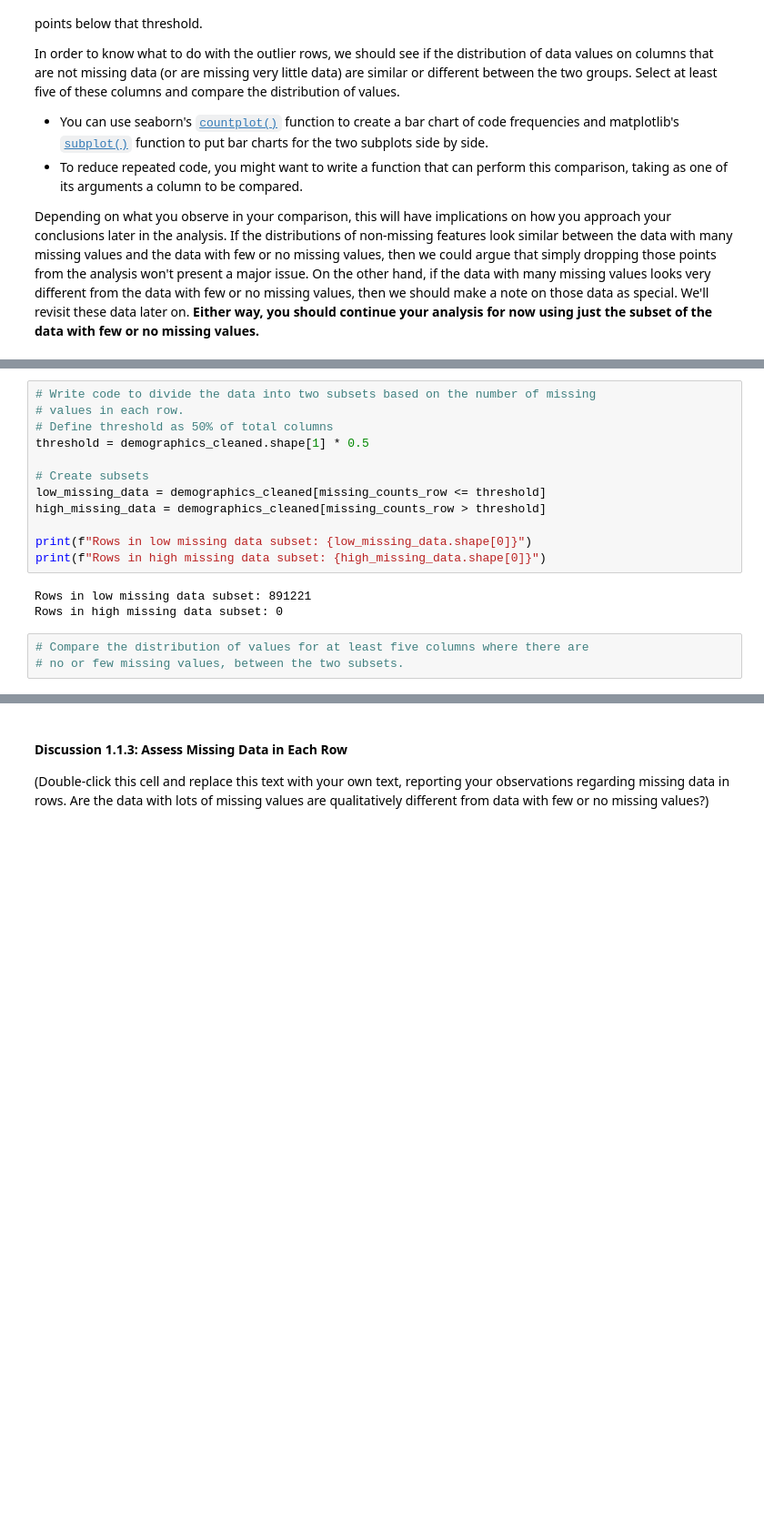
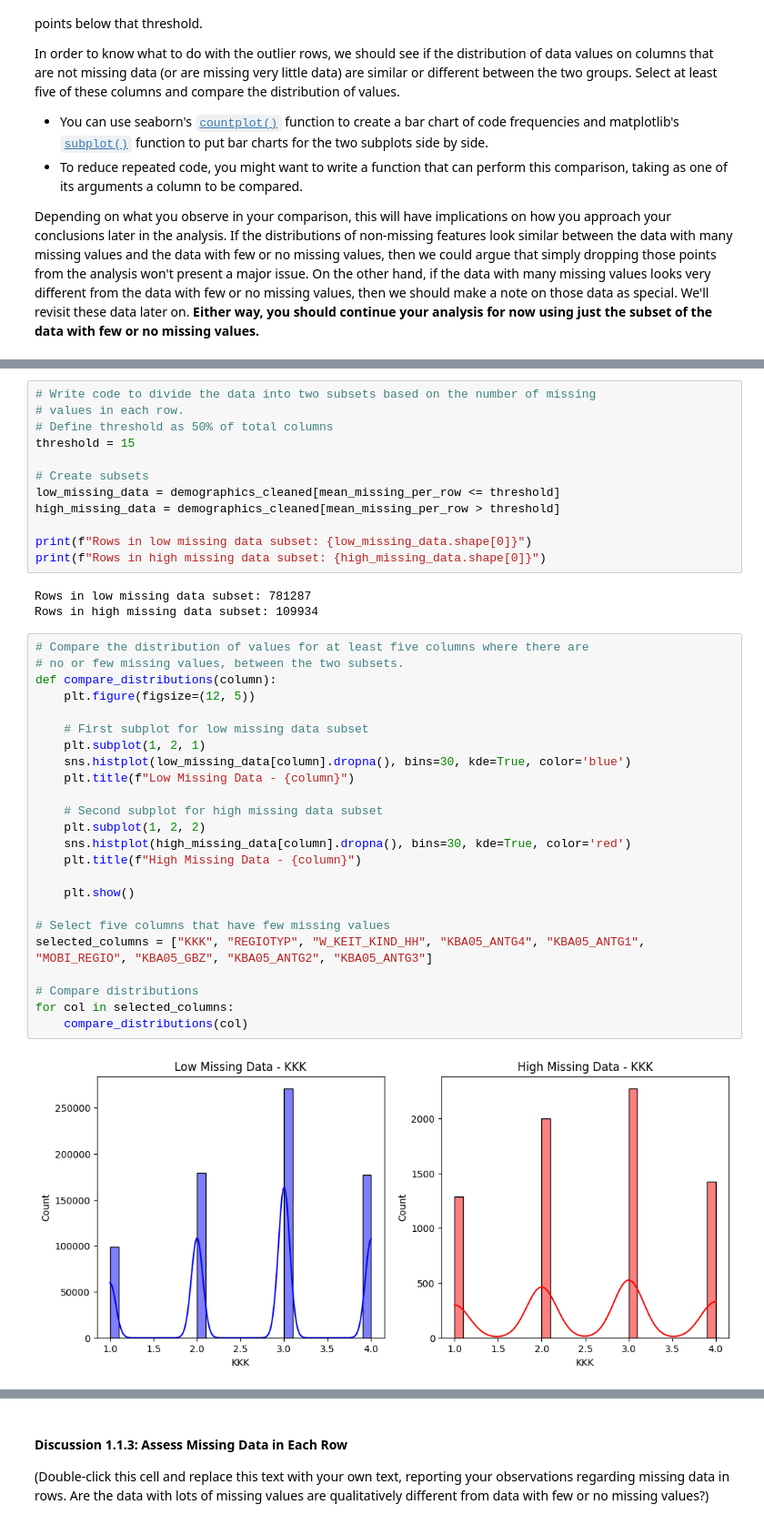
Before and after one commit to mo-matar/Identify-Customer-Segments-Unsupervised-Learning-Project, a Jupyter notebook: Identify_Customer_Segments.ipynb, the cells around one changed output, grey strips where cells are left out. Shown at 91% size. Saved outputs shown, nothing was run; the diff lists cells and outputs as text; blank space fills up the shorter version.

```diff
--- a/Identify_Customer_Segments.ipynb
+++ b/Identify_Customer_Segments.ipynb
@@ -382,17 +380,40 @@ dtype: object
 # Write code to divide the data into two subsets based on the number of missing
 # values in each row.
 # Define threshold as 50% of total columns
-threshold = demographics_cleaned.shape[1] * 0.5
+threshold = 15
 
 # Create subsets
-low_missing_data = demographics_cleaned[missing_counts_row <= threshold]
-high_missing_data = demographics_cleaned[missing_counts_row > threshold]
+low_missing_data = demographics_cleaned[mean_missing_per_row <= threshold]
+high_missing_data = demographics_cleaned[mean_missing_per_row > threshold]
 
 print(f"Rows in low missing data subset: {low_missing_data.shape[0]}")
 print(f"Rows in high missing data subset: {high_missing_data.shape[0]}")
 # %% [output]
-Rows in low missing data subset: 891221
-Rows in high missing data subset: 0
+Rows in low missing data subset: 781287
+Rows in high missing data subset: 109934
-# %%
-# Compare the distribution of values for at least five columns where there are
-# no or few missing values, between the two subsets.
+# %%
+# Compare the distribution of values for at least five columns where there are
+# no or few missing values, between the two subsets.
+def compare_distributions(column):
+    plt.figure(figsize=(12, 5))
+
+    # First subplot for low missing data subset
+    plt.subplot(1, 2, 1)
+    sns.histplot(low_missing_data[column].dropna(), bins=30, kde=True, color='blue')
+    plt.title(f"Low Missing Data - {column}")
+
+    # Second subplot for high missing data subset
+    plt.subplot(1, 2, 2)
+    sns.histplot(high_missing_data[column].dropna(), bins=30, kde=True, color='red')
+    plt.title(f"High Missing Data - {column}")
+
+    plt.show()
+
+# Select five columns that have few missing values
+selected_columns = ["KKK", "REGIOTYP", "W_KEIT_KIND_HH", "KBA05_ANTG4", "KBA05_ANTG1", "MOBI_REGIO", "KBA05_GBZ", "KBA05_ANTG2", "KBA05_ANTG3"]
+
+# Compare distributions
+for col in selected_columns:
+    compare_distributions(col)
+# %% [output]
+[figure, added]
```
Also changed, not shown: parts of 7 cells of this notebook.
